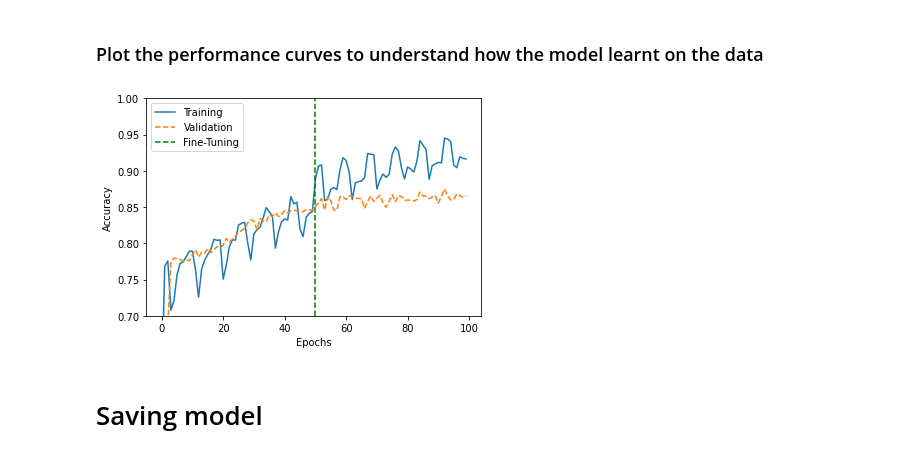
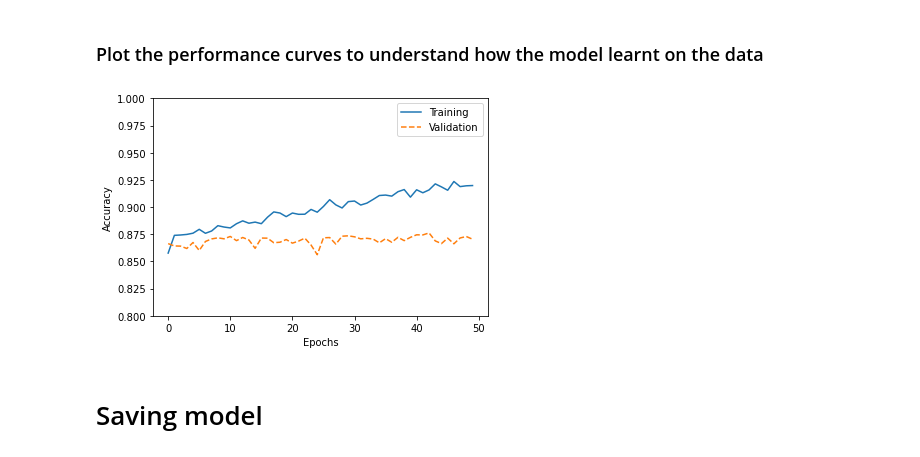
Before and after one commit to my-bear/Semantic-Segmentation, a Jupyter notebook: notebooks/semantic-segmentation.ipynb, the cells around one changed output. Saved outputs shown, nothing was run; the diff lists cells and outputs as text; code cells hidden in the pictures.

```diff
--- a/notebooks/semantic-segmentation.ipynb
+++ b/notebooks/semantic-segmentation.ipynb
@@ -298,12 +309,12 @@ def resize_image(image):
     image = tf.cast(image, tf.float32)
     image = image/255.0
     # resize image
-    image = tf.image.resize(image, (128,128))
+    image = tf.image.resize(image, (256,256))
     return image
 
 def resize_mask(mask):
     # resize the mask
-    mask = tf.image.resize(mask, (128,128))
+    mask = tf.image.resize(mask, (256,256))
     mask = tf.cast(mask, tf.uint8)
     return mask
 # %%
@@ -438,9 +453,9 @@ train = train.concatenate(g)
 # %% [markdown]
 ## Efficient training
 # %%
-BATCH = 64
+BATCH = 32
 
-BUFFER = 1000
+BUFFER = 800
 
 STEPS_PER_EPOCH = 800//BATCH
 VALIDATION_STEPS = 200//BATCH
@@ -522,5 +548,9 @@ Epoch 50/50
 # %% [markdown]
 ### Make some prediction and visualize them to evaluate the model qualitatively.
+# %%
+model = keras.models.load_model(
+    os.path.join(os.path.pardir+os.sep+'models'+ os.sep,'model_DenseNet_50.h5')
+    )
 # %%
 # select a validation data batch
 img, mask = next(iter(val))
@@ -561,7 +591,7 @@ downstack.trainable = True
 # compile again
 Compile_Model()
 # train from epoch 51 to 100
-hist_2 = unet.fit(train,
+hist_2 = model.fit(train,
                validation_data=val,
                steps_per_epoch=STEPS_PER_EPOCH,
                validation_steps=VALIDATION_STEPS,
@@ -629,24 +643,19 @@ plt.show()
 # %% [markdown]
 ### Plot the performance curves to understand how the model learnt on the data
 # %%
-history_1 = hist_1.history
-acc=history_1['accuracy']
-val_acc = history_1['val_accuracy']
+history_2 = hist_2.history
+acc=history_2['accuracy']
+val_acc = history_2['val_accuracy']
 
-history_2 = hist_2.history
-acc.extend(history_2['accuracy'])
-val_acc.extend(history_2['val_accuracy'])
-
-plt.plot(acc[:150], '-', label='Training')
-plt.plot(val_acc[:150], '--', label='Validation')
-plt.plot([50,50],[0.7,1.0], '--g', label='Fine-Tuning')
+plt.plot(acc[:100], '-', label='Training')
+plt.plot(val_acc[:100], '--', label='Validation')
 plt.xlabel('Epochs')
 plt.ylabel('Accuracy')
-plt.ylim([0.7,1.0])
+plt.ylim([0.8,1.0])
 plt.legend()
 plt.show()
 # %% [output]
-[figure, old version]
+[figure, new version]
 # %% [markdown]
 # Saving model
 # %%
```
Also changed, not shown: parts of 41 cells of this notebook.
